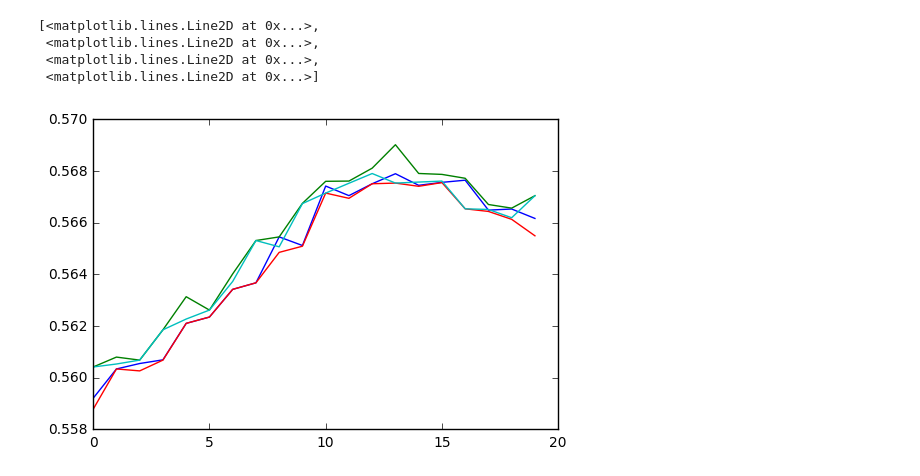
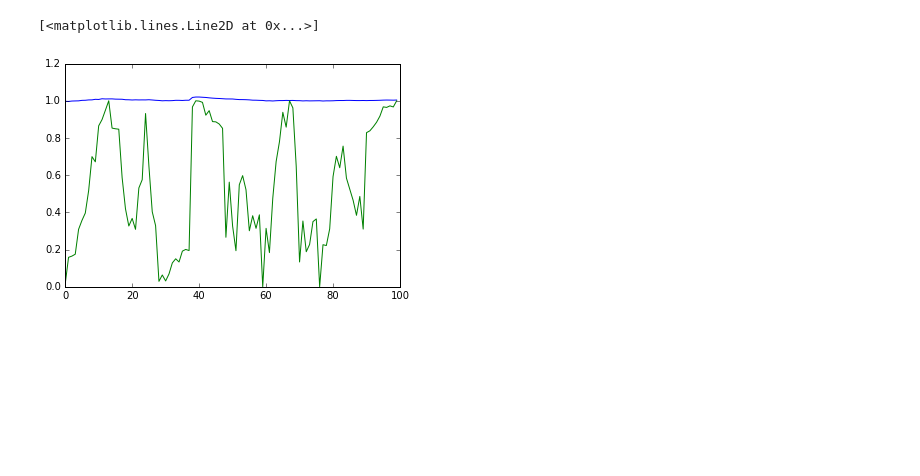
Before and after one commit to haretaro/ichiyo, a Jupyter notebook: net/train.ipynb, the cells around one changed output. Saved outputs shown, nothing was run; the diff lists cells and outputs as text; code cells hidden in the pictures; blank space fills up the shorter version.

```diff
--- a/net/train.ipynb
+++ b/net/train.ipynb
@@ -24,26 +24,23 @@ xp = cuda.cupy if use_gpu is True else np
 # %%
 raw_data = []
 f = open('nikkei5min.csv','r')
 data = csv.reader(f, delimiter=',')
 for row in data:
-    if row[7] == "":
+    if row[9] == "" or row[7] == "":
         continue
-    raw_data.append([row[2], row[3], row[4], row[5]])
+    raw_data.append([row[7], row[9]])
 raw_data = np.asarray(raw_data, dtype=np.float32)
-raw_data = raw_data / 20000
-data_x = raw_data[:-1]
-data_y = raw_data[1:]
+raw_data = raw_data
+data_x = raw_data[:, 0:1]
+data_y = raw_data[:, 1:2]
 train_data_x, test_data_x = data_x[:int(len(data_x) * 0.8)], data_x[:int(len(data_x) * 0.2)]
 train_data_y, test_data_y = data_y[:int(len(data_y) * 0.8)], data_y[:int(len(data_y) * 0.2)]
 
-#plt.plot(train_data_x[:20])
-plt.plot(train_data_y[:20])
+plt.plot(train_data_x[:100])
+plt.plot(train_data_y[:100])
 # %% [output]
-[<matplotlib.lines.Line2D at 0x...>,
- <matplotlib.lines.Line2D at 0x...>,
- <matplotlib.lines.Line2D at 0x...>,
- <matplotlib.lines.Line2D at 0x...>]
+[<matplotlib.lines.Line2D at 0x...>]
-[figure, old version]
+[figure, new version]
 # %%
 plt.plot(test_data_x)
 plt.plot(test_data_y)
```
Also changed, not shown: parts of 10 cells of this notebook.
